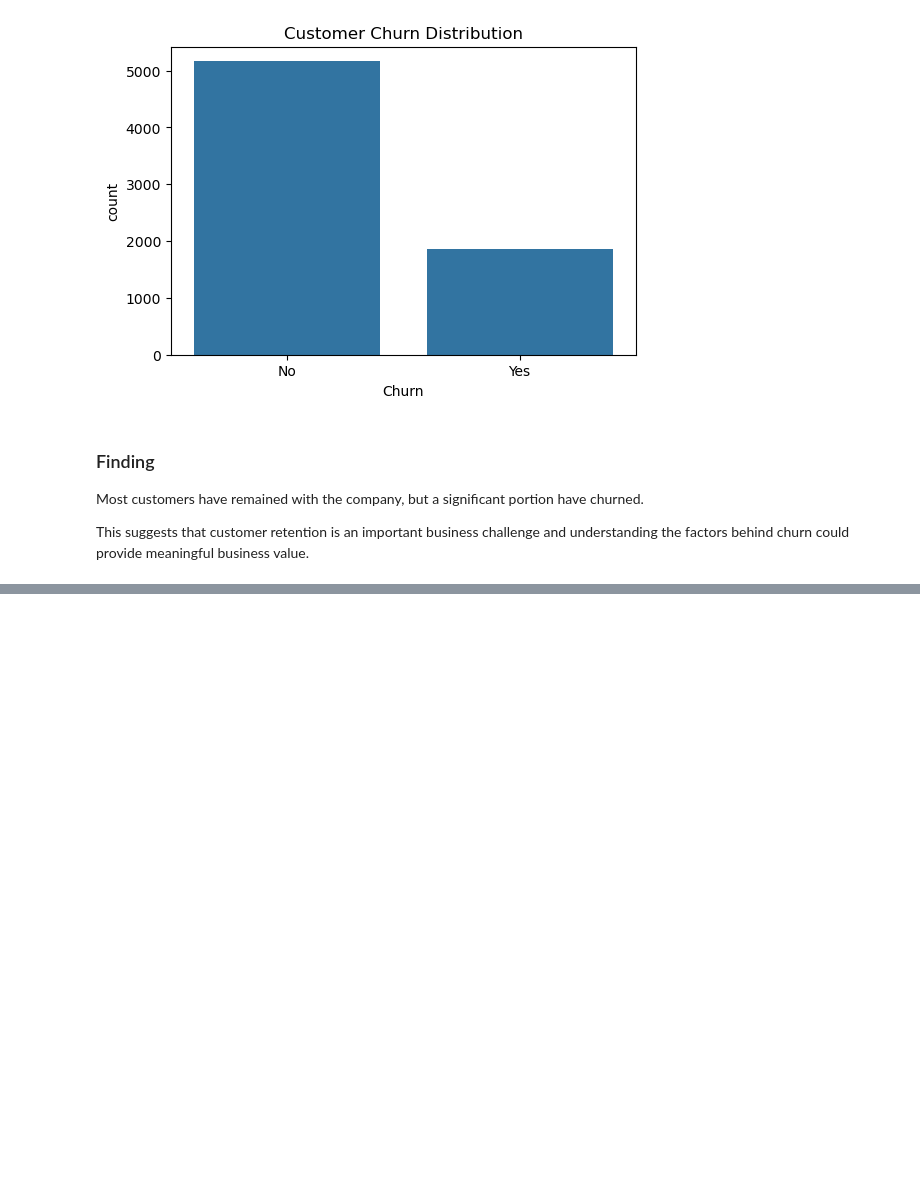
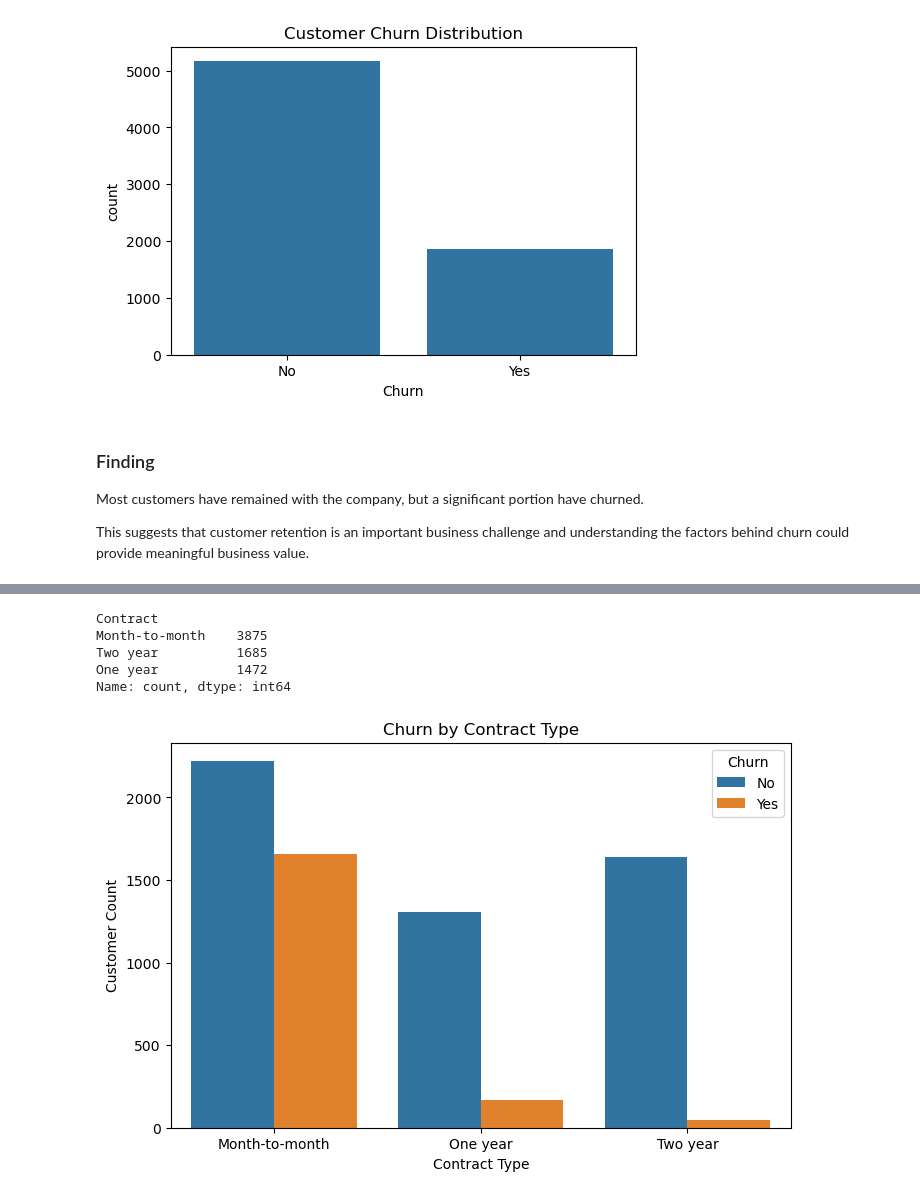
Before and after one commit to PriyanshuYadav000/customer-churn-analysis, a Jupyter notebook: notebooks/01_data_loading_eda.ipynb, the cells around one changed output, grey strips where cells are left out. Saved outputs shown, nothing was run; the diff lists cells and outputs as text; code cells hidden in the pictures; blank space fills up the shorter version.

Commit message:
Analyzed relationship between contract type and churn

```diff
--- a/notebooks/01_data_loading_eda.ipynb
+++ b/notebooks/01_data_loading_eda.ipynb
@@ -309,0 +314,20 @@ This suggests that customer retention is an important business challenge and und
+# %%
+df['Contract'].value_counts()
+# %% [output]
+Contract
+Month-to-month    3875
+Two year          1685
+One year          1472
+Name: count, dtype: int64
+# %%
+plt.figure(figsize=(8,5))
+
+sns.countplot(data=df, x='Contract', hue='Churn')
+
+plt.title('Churn by Contract Type')
+plt.xlabel('Contract Type')
+plt.ylabel('Customer Count')
+
+plt.show()
+# %% [output]
+[figure, added]
```
Also changed, not shown: parts of 2 cells of this notebook.
